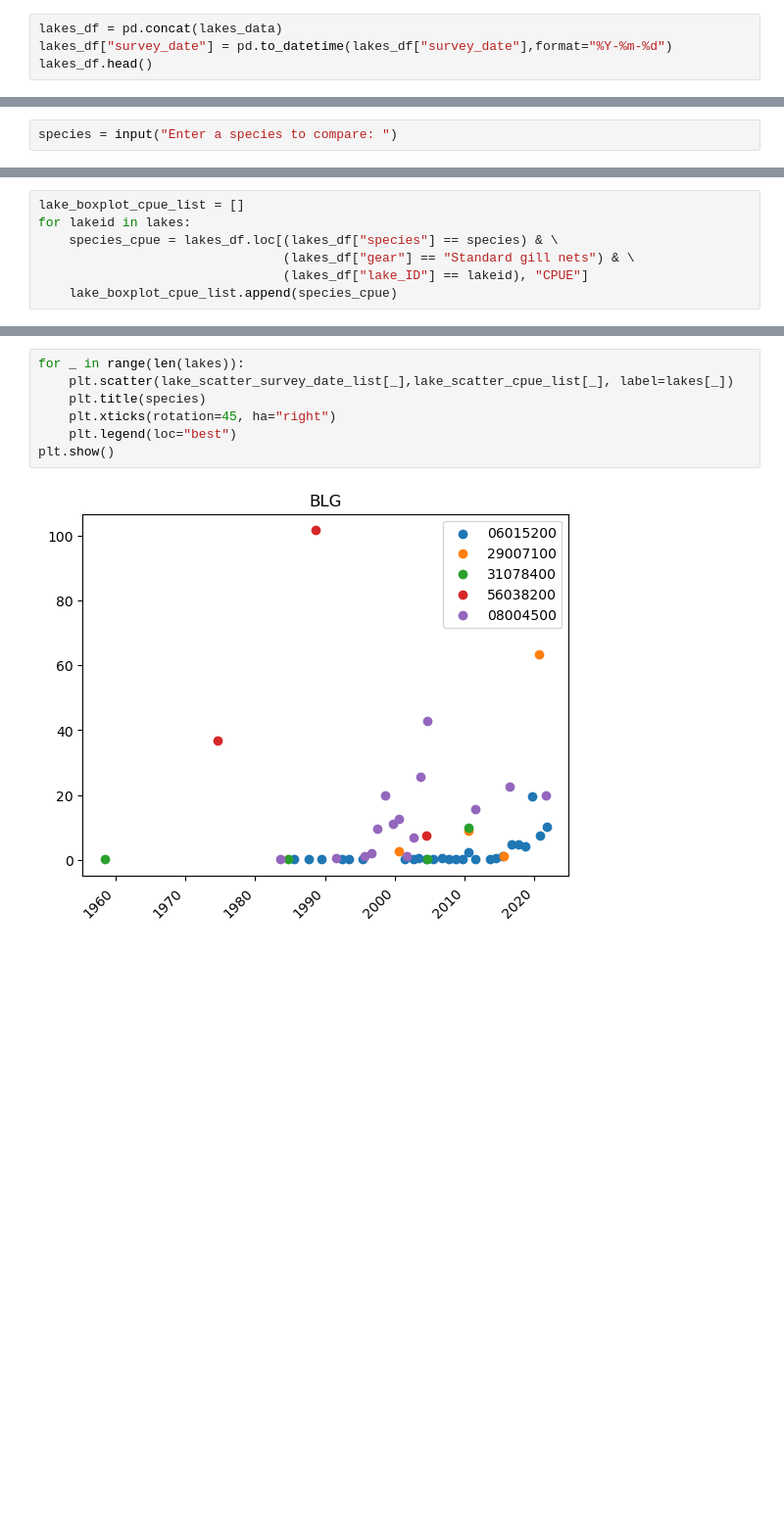
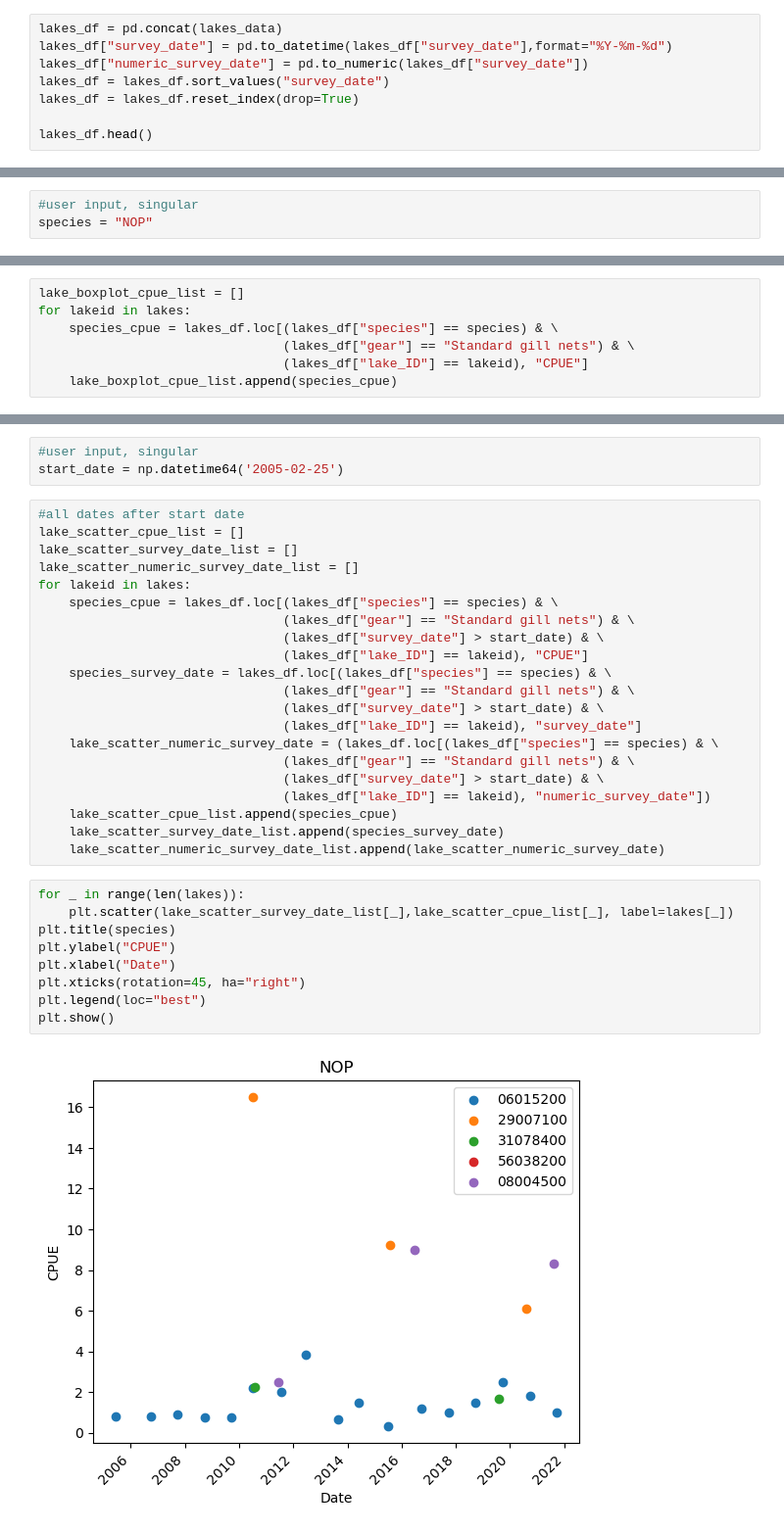
Before and after one commit to lwunderl/Minnesota-Fish-Explorer, a Jupyter notebook: Fish_Survey/fish_analysis.ipynb, the cells around one changed output, grey strips where cells are left out. Shown at 98% size. Saved outputs shown, nothing was run; the diff lists cells and outputs as text; blank space fills up the shorter version.

Commit message:
added lake names to csv output, added scatter plot and linear regression visuals for CPUE

```diff
--- a/Fish_Survey/fish_analysis.ipynb
+++ b/Fish_Survey/fish_analysis.ipynb
@@ -10,5 +13,9 @@ lakes_data = [pd.read_csv(f"Resources/{x}_catch.csv",converters={"lake_ID": str}
 # %%
 lakes_df = pd.concat(lakes_data)
 lakes_df["survey_date"] = pd.to_datetime(lakes_df["survey_date"],format="%Y-%m-%d")
+lakes_df["numeric_survey_date"] = pd.to_numeric(lakes_df["survey_date"])
+lakes_df = lakes_df.sort_values("survey_date")
+lakes_df = lakes_df.reset_index(drop=True)
+
 lakes_df.head()
 # %% [output]
@@ -21,2 +28,3 @@ lakes_df.head()
 # %%
-species = input("Enter a species to compare: ")
+#user input, singular
+species = "NOP"
@@ -53,9 +47,35 @@ for lakeid in lakes:
+# %%
+#user input, singular
+start_date = np.datetime64('2005-02-25')
+# %%
+#all dates after start date
+lake_scatter_cpue_list = []
+lake_scatter_survey_date_list = []
+lake_scatter_numeric_survey_date_list = []
+for lakeid in lakes:
+    species_cpue = lakes_df.loc[(lakes_df["species"] == species) & \
+                                (lakes_df["gear"] == "Standard gill nets") & \
+                                (lakes_df["survey_date"] > start_date) & \
+                                (lakes_df["lake_ID"] == lakeid), "CPUE"]
+    species_survey_date = lakes_df.loc[(lakes_df["species"] == species) & \
+                                (lakes_df["gear"] == "Standard gill nets") & \
+                                (lakes_df["survey_date"] > start_date) & \
+                                (lakes_df["lake_ID"] == lakeid), "survey_date"]
+    lake_scatter_numeric_survey_date = (lakes_df.loc[(lakes_df["species"] == species) & \
+                                (lakes_df["gear"] == "Standard gill nets") & \
+                                (lakes_df["survey_date"] > start_date) & \
+                                (lakes_df["lake_ID"] == lakeid), "numeric_survey_date"])
+    lake_scatter_cpue_list.append(species_cpue)
+    lake_scatter_survey_date_list.append(species_survey_date)
+    lake_scatter_numeric_survey_date_list.append(lake_scatter_numeric_survey_date)
 # %%
 for _ in range(len(lakes)):
     plt.scatter(lake_scatter_survey_date_list[_],lake_scatter_cpue_list[_], label=lakes[_])
-    plt.title(species)
-    plt.xticks(rotation=45, ha="right")
-    plt.legend(loc="best")
+plt.title(species)
+plt.ylabel("CPUE")
+plt.xlabel("Date")
+plt.xticks(rotation=45, ha="right")
+plt.legend(loc="best")
 plt.show()
 # %% [output]
-[figure, old version]
+[figure, new version]
```
Also changed, not shown: parts of 7 cells of this notebook, 12 other files.
